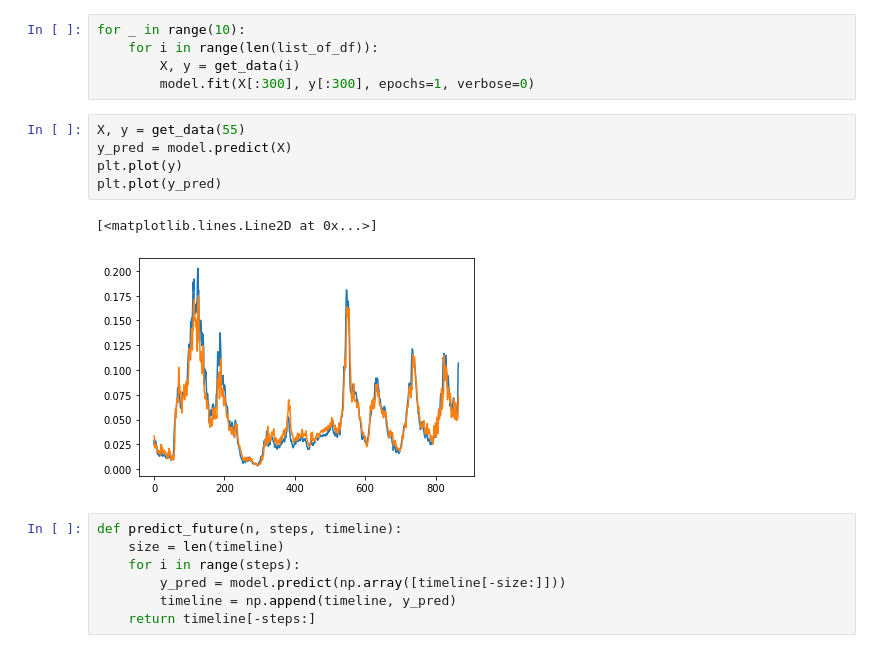
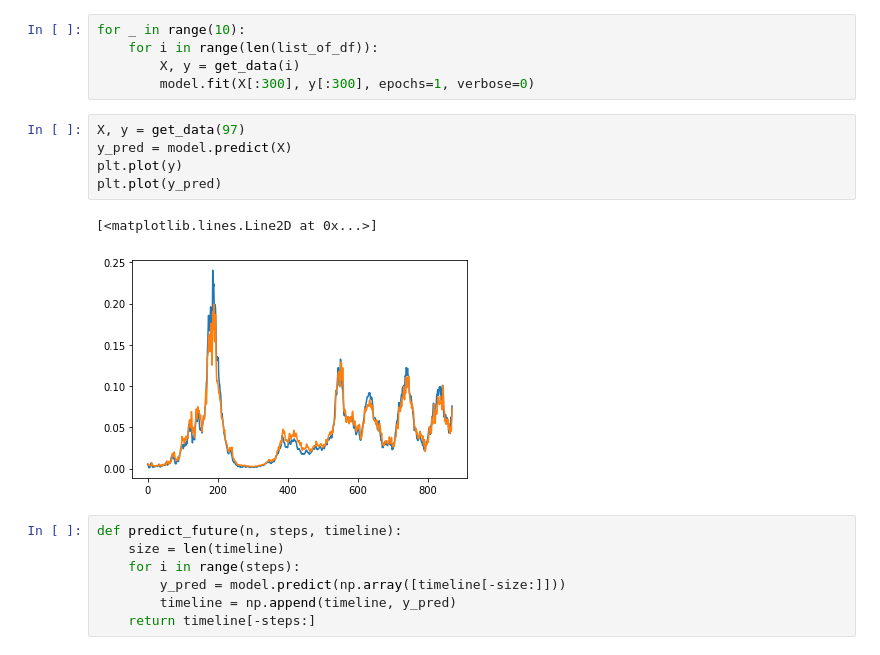
Before and after one commit to eduardburlacu/CERI_HackX, a Jupyter notebook: Covid_Cases_Predictor-main/Covid_Predictor_Main2.ipynb, the cells around one changed output. Saved outputs shown, nothing was run; the diff lists cells and outputs as text.

```diff
--- a/Covid_Cases_Predictor-main/Covid_Predictor_Main2.ipynb
+++ b/Covid_Cases_Predictor-main/Covid_Predictor_Main2.ipynb
@@ -78,13 +76,13 @@ for _ in range(10):
         X, y = get_data(i)
         model.fit(X[:300], y[:300], epochs=1, verbose=0)
 # %%
-X, y = get_data(55)
+X, y = get_data(97)
 y_pred = model.predict(X)
 plt.plot(y)
 plt.plot(y_pred)
 # %% [output]
 [<matplotlib.lines.Line2D at 0x...>]
-[figure, old version]
+[figure, new version]
 # %%
 def predict_future(n, steps, timeline):
     size = len(timeline)
```
Also changed, not shown: parts of 4 cells of this notebook.
